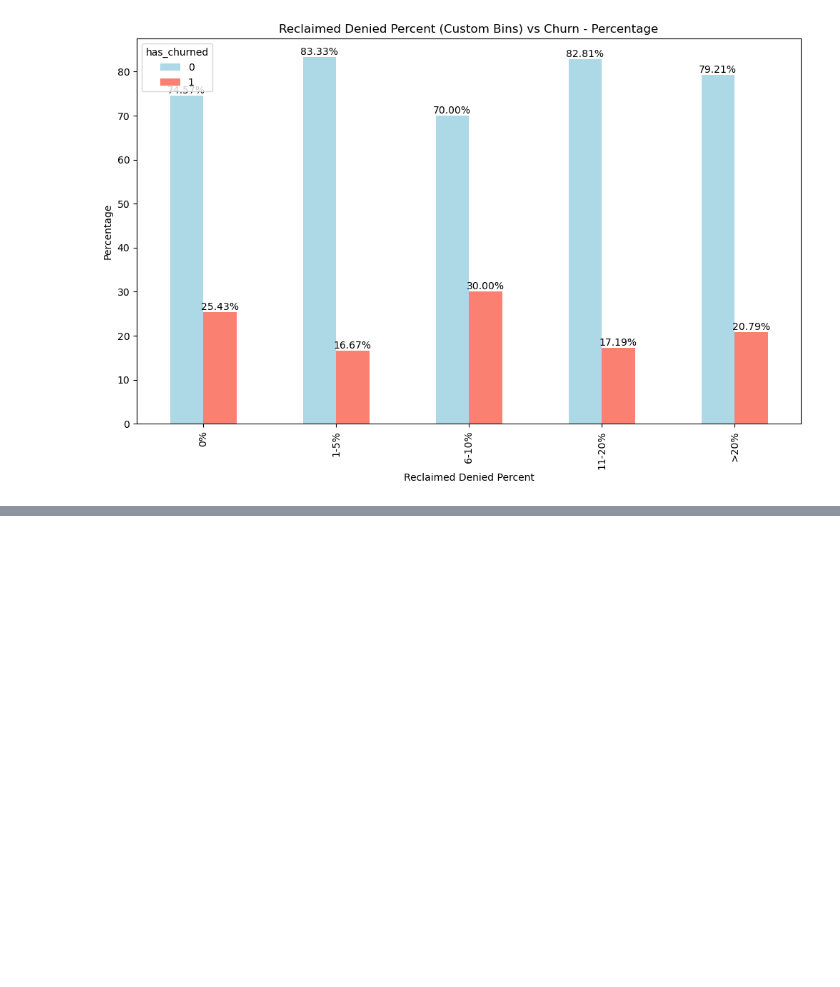
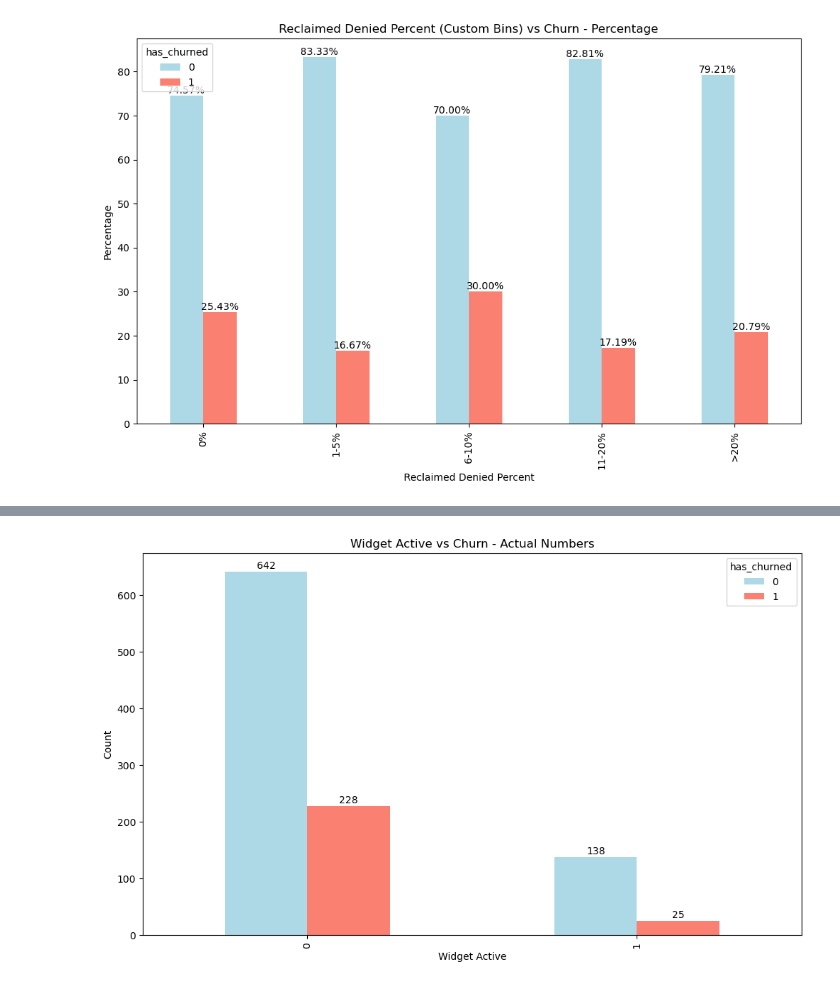
Before and after one commit to Deepak10010/Churn_Analysis, a Jupyter notebook: Churn Analysis.ipynb, the cells around one changed output, grey strips where cells are left out. Drawn from its saved outputs; the diff is of its cells as text; code cells hidden in the pictures; blank space fills up the shorter version.

```diff
--- a/Churn Analysis.ipynb
+++ b/Churn Analysis.ipynb
@@ -320,0 +402,15 @@ plt.show()
+# %%
+# Plotting the actual numbers for 'Widget Active' with specified colors
+ax = pivot_grouped_widget_active.plot(kind='bar', stacked=False, figsize=(12,7), color=colors)
+plt.xlabel('Widget Active')
+plt.ylabel('Count')
+plt.title('Widget Active vs Churn - Actual Numbers')
+
+for p in ax.patches:
+    width, height = p.get_width(), p.get_height()
+    x, y = p.get_xy()
+    ax.annotate(f'{int(height)}', (x + width/2, y + height + 5), ha='center')
+
+plt.show()
+# %% [output]
+[figure, added]
```
Also changed, not shown: parts of 10 cells of this notebook, 1 other file.
